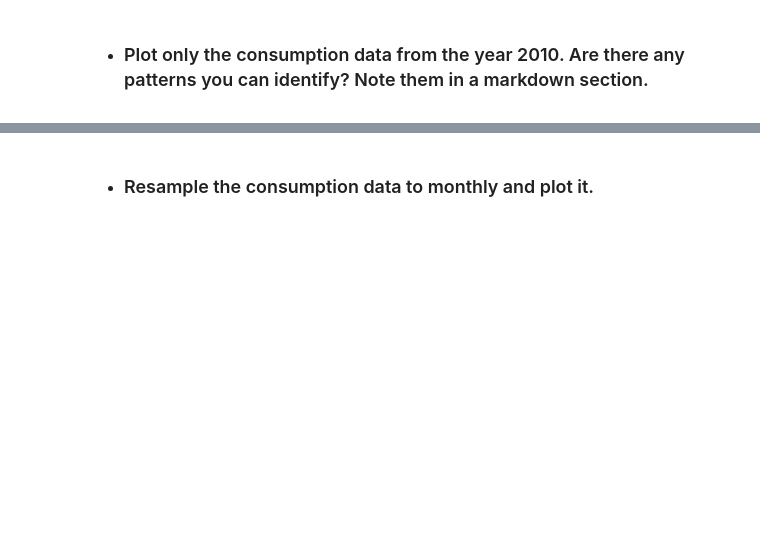
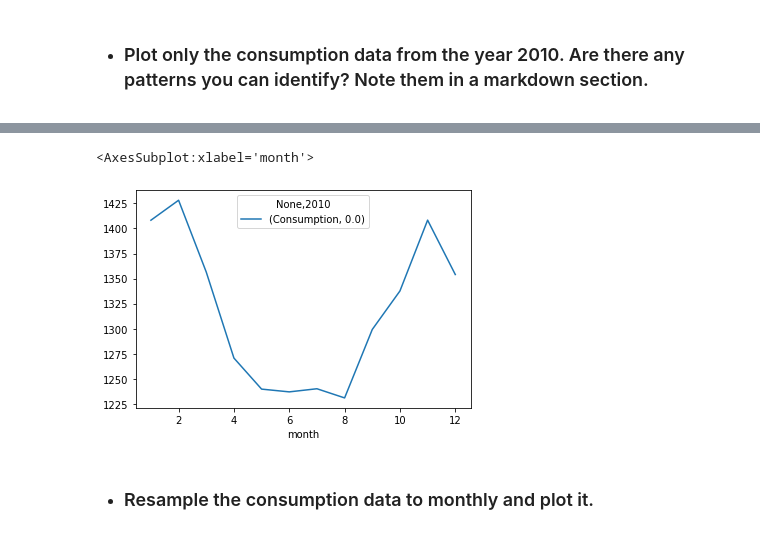
Before and after one commit to jeneyring/time-series-exercises, a Jupyter notebook: explore.ipynb, the cells around one changed output, grey strips where cells are left out. Saved outputs shown, nothing was run; the diff lists cells and outputs as text; code cells hidden in the pictures; blank space fills up the shorter version.

```diff
--- a/explore.ipynb
+++ b/explore.ipynb
@@ -310,4 +354,8 @@ sns.catplot(x="Consumption", y="Wind+Solar", data=train)
 # %% [markdown]
 - ### Plot only the consumption data from the year 2010. Are there any patterns you can identify? Note them in a markdown section.
 # %%
-train.Consumption.plot(data = train.Date ==2010)
+twentyten = pd.DataFrame({
+    'Consumption': train.Consumption,
+    '2010': train.Consumption == '2010'
+})
+twentyten.head()
@@ -313,0 +370,9 @@ train.Consumption.plot(data = train.Date ==2010)
+# %%
+#smoothing time series by creating rolling by mean over 3 point window (triang) of the data
+usage = twentyten.rolling(window=3, center=True, win_type='triang').mean()
+# %%
+#creating a dataframe of just Consumption and adding columns for day and year
+usage.name = 'Consumption'
+usage['day'] = usage.index.dayofyear
+usage['month'] = usage.index.month
+usage['Year'] = usage.index.year
@@ -314,2 +389,9 @@ train.Consumption.plot(data = train.Date ==2010)
+# %%
+#creating a pivot table of Consumption
+piv = pd.pivot_table(usage, index=['month'],columns=['2010'], values=['Consumption'], dropna=True, observed=True)
+piv.plot()
+# %% [output]
+<AxesSubplot:xlabel='month'>
+[figure, added]
 # %% [markdown]
 - ### Resample the consumption data to monthly and plot it.
```
Also changed, not shown: parts of 11 cells of this notebook.
